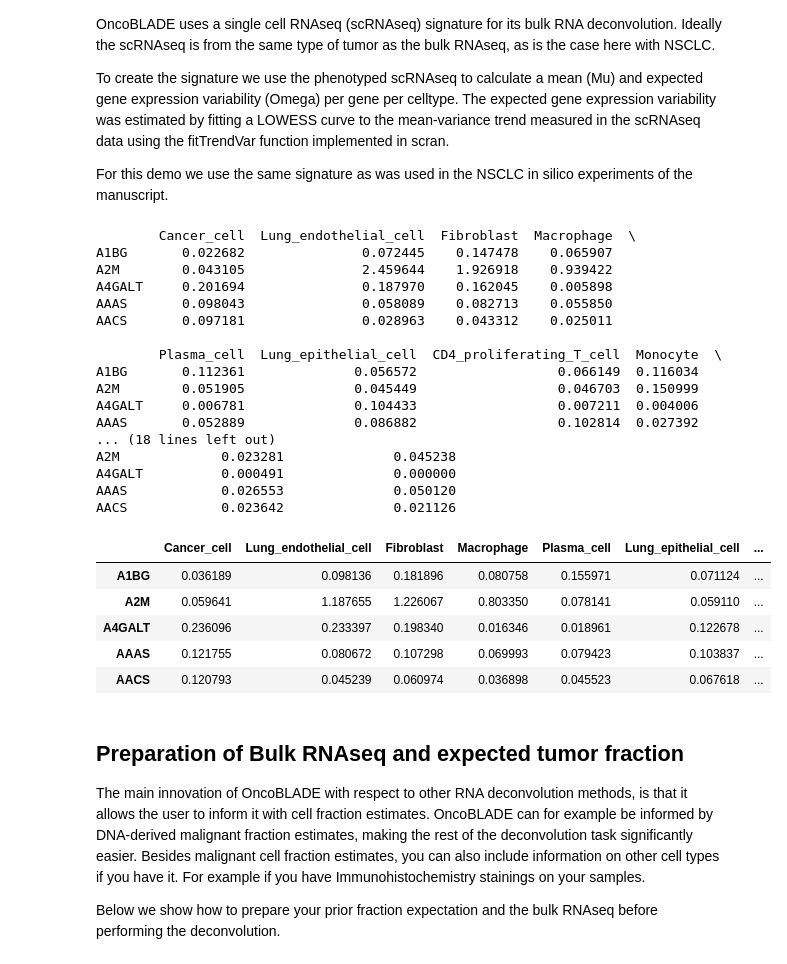
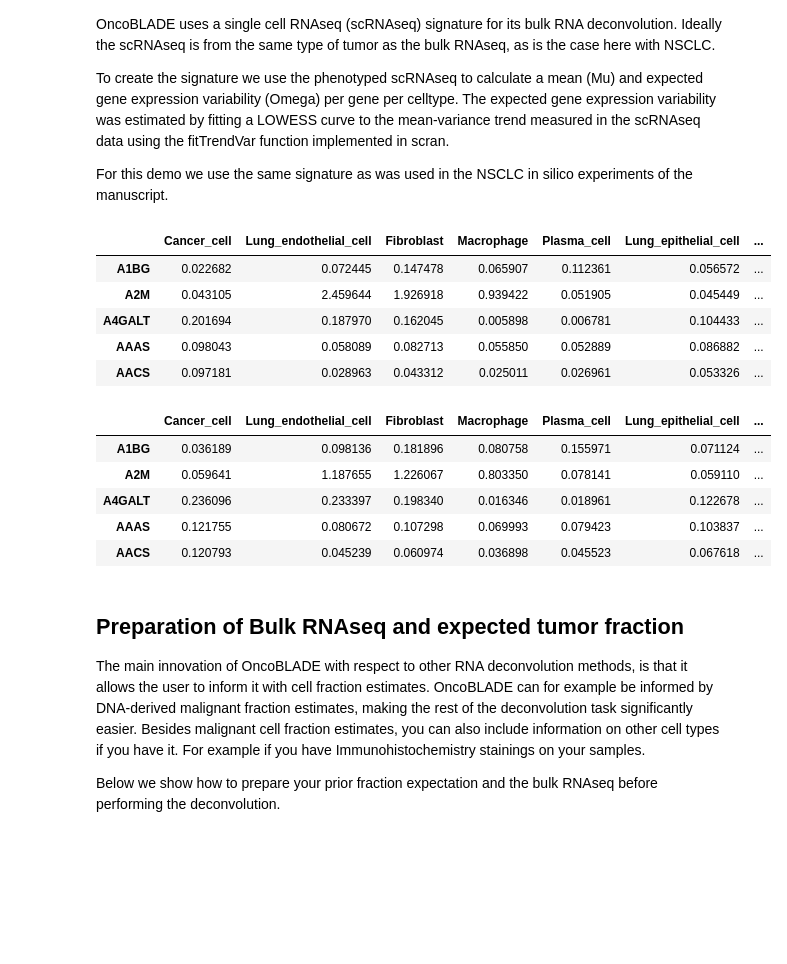
Before and after one commit to tgac-vumc/OncoBLADE, a Jupyter notebook: jupyter/OncoBLADE - Demo script.ipynb, the cells around one changed output. Drawn from its saved outputs; the diff is of its cells as text; code cells hidden in the pictures; blank space fills up the shorter version.

```diff
--- a/jupyter/OncoBLADE - Demo script.ipynb
+++ b/jupyter/OncoBLADE - Demo script.ipynb
@@ -40,41 +42,32 @@ For this demo we use the same signature as was used in the NSCLC in silico exper
 # %%
 # Load NSCLC signature
 with open('data/NewSignature_matrices_final_celltype_k1000.pickle', "rb") as infile:
     signature = pickle.load(infile)
 
 ## Extract Mu & Omega (nGenes x nCelltypes)
 Mu = pd.DataFrame(signature['Mu'], index = signature['Genelist'], columns = signature['celltype_list'])
 Omega = pd.DataFrame(signature['Omega'], index = signature['Genelist'], columns = signature['celltype_list'])
 
 ## Add pseudocount to Omega as 0 will otherwise give computational problems
 Omega = Omega + 0.01
 ## Print first 5 rows
-print(Mu.head())
-Omega.head()
+Mu.head()
 # %% [output]
-        Cancer_cell  Lung_endothelial_cell  Fibroblast  Macrophage  \
-A1BG       0.022682               0.072445    0.147478    0.065907
-A2M        0.043105               2.459644    1.926918    0.939422
-A4GALT     0.201694               0.187970    0.162045    0.005898
-AAAS       0.098043               0.058089    0.082713    0.055850
-AACS       0.097181               0.028963    0.043312    0.025011
-
-        Plasma_cell  Lung_epithelial_cell  CD4_proliferating_T_cell  Monocyte  \
-A1BG       0.112361              0.056572                  0.066149  0.116034
-A2M        0.051905              0.045449                  0.046703  0.150999
-A4GALT     0.006781              0.104433                  0.007211  0.004006
-AAAS       0.052889              0.086882                  0.102814  0.027392
-... (18 lines left out)
-A2M             0.023281              0.045238
-A4GALT          0.000491              0.000000
-AAAS            0.026553              0.050120
-AACS            0.023642              0.021126
 |  | Cancer_cell | Lung_endothelial_cell | Fibroblast | Macrophage | Plasma_cell | Lung_epithelial_cell | ... |
-| A1BG | 0.036189 | 0.098136 | 0.181896 | 0.080758 | 0.155971 | 0.071124 | ... |
-| A2M | 0.059641 | 1.187655 | 1.226067 | 0.803350 | 0.078141 | 0.059110 | ... |
-| A4GALT | 0.236096 | 0.233397 | 0.198340 | 0.016346 | 0.018961 | 0.122678 | ... |
-| AAAS | 0.121755 | 0.080672 | 0.107298 | 0.069993 | 0.079423 | 0.103837 | ... |
-| AACS | 0.120793 | 0.045239 | 0.060974 | 0.036898 | 0.045523 | 0.067618 | ... |
+| A1BG | 0.022682 | 0.072445 | 0.147478 | 0.065907 | 0.112361 | 0.056572 | ... |
+| A2M | 0.043105 | 2.459644 | 1.926918 | 0.939422 | 0.051905 | 0.045449 | ... |
+| A4GALT | 0.201694 | 0.187970 | 0.162045 | 0.005898 | 0.006781 | 0.104433 | ... |
+| AAAS | 0.098043 | 0.058089 | 0.082713 | 0.055850 | 0.052889 | 0.086882 | ... |
+| AACS | 0.097181 | 0.028963 | 0.043312 | 0.025011 | 0.026961 | 0.053326 | ... |
+# %%
+Omega.head()
+# %% [output]
+|  | Cancer_cell | Lung_endothelial_cell | Fibroblast | Macrophage | Plasma_cell | Lung_epithelial_cell | ... |
+| A1BG | 0.036189 | 0.098136 | 0.181896 | 0.080758 | 0.155971 | 0.071124 | ... |
+| A2M | 0.059641 | 1.187655 | 1.226067 | 0.803350 | 0.078141 | 0.059110 | ... |
+| A4GALT | 0.236096 | 0.233397 | 0.198340 | 0.016346 | 0.018961 | 0.122678 | ... |
+| AAAS | 0.121755 | 0.080672 | 0.107298 | 0.069993 | 0.079423 | 0.103837 | ... |
+| AACS | 0.120793 | 0.045239 | 0.060974 | 0.036898 | 0.045523 | 0.067618 | ... |
 # %% [markdown]
 ## Preparation of Bulk RNAseq and expected tumor fraction
 The main innovation of OncoBLADE with respect to other RNA deconvolution methods, is that it allows the user to inform it with cell fraction estimates. OncoBLADE can for example be informed by DNA-derived malignant fraction estimates, making the rest of the deconvolution task significantly easier.
```
Also changed, not shown: parts of 12 cells of this notebook.
